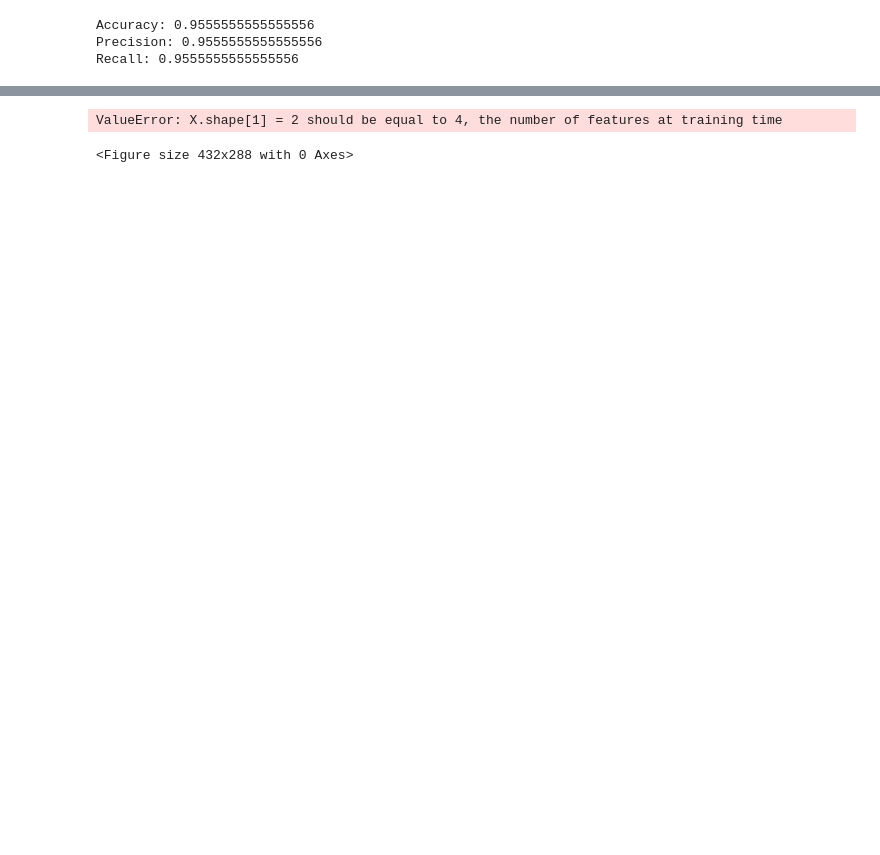
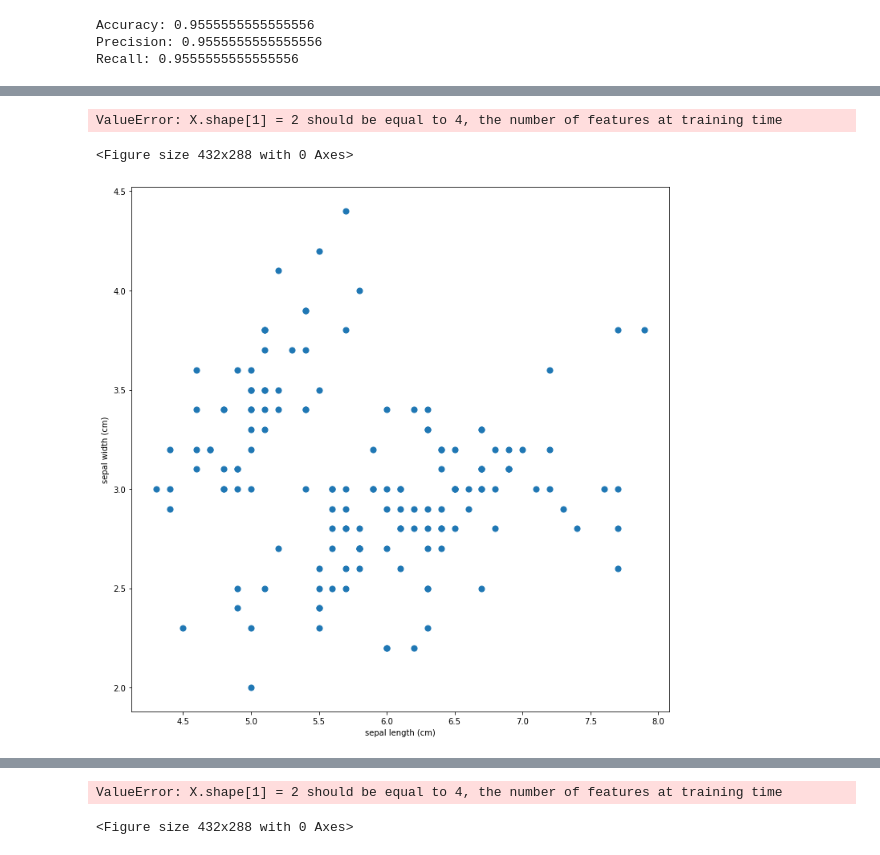
Before and after one commit to LucilaAllende/DSS-2020, a Jupyter notebook: tp6/Clasificacion/Punto 2/Clasificación Iris.ipynb, the cells around one changed output, grey strips where cells are left out. Cells and saved outputs as stored; diff of their text form; code cells hidden in the pictures; blank space fills up the shorter version.

```diff
--- a/tp6/Clasificacion/Punto 2/Clasificación Iris.ipynb
+++ b/tp6/Clasificacion/Punto 2/Clasificación Iris.ipynb
@@ -56,0 +89,3 @@ Recall: 0.9555555555555556
+# %%
+sepal_data = datos.iloc[:,:2]
+sepal_data_pred = clf.predict((np.c_[sepal_data[0], sepal_data[1]])
@@ -56,0 +113,37 @@ Recall: 0.9555555555555556
+# %%
+h = .02
+
+x_min, x_max = sepal_data.iloc[:, 0].min() - 1, sepal_data.iloc[:, 0].max() + 1
+y_min, y_max = sepal_data.iloc[:, 1].min() - 1, sepal_data.iloc[:, 1].max() + 1
+xx, yy = np.meshgrid(np.arange(x_min, x_max, h),np.arange(y_min, y_max, h))
+
+plt.subplots_adjust(wspace=0.4, hspace=0.4)
+
+Z = clf.predict(np.c_[xx.ravel(), yy.ravel()])
+
+#Color en las gráficas
+Z = Z.reshape(xx.shape)
+plt.contourf(xx, yy, Z, cmap=plt.cm.Paired, alpha=0.8)
+
+#Puntos de entrenamiento
+plt.scatter(sepal_data.iloc[:, 0], sepal_data.iloc[:, 1], c=y, cmap=plt.cm.Paired)
+plt.xlabel('Longitud Sepal')
+plt.ylabel('Peso Sepal')
+plt.xlim(xx.min(), xx.max())
+plt.ylim(yy.min(), yy.max())
+plt.xticks(())
+plt.yticks(())
+plt.title('SVC con kernel lineal')
+
+plt.show()
+# %% [output]
+ValueError: X.shape[1] = 2 should be equal to 4, the number of features at training time
+<Figure size 432x288 with 0 Axes>
+# %%
+fig = plt.figure(figsize = (12,12))
+ax1 = fig.add_subplot()
+ax1.scatter(sepal_data.iloc[:,0], sepal_data.iloc[:,1], s=50)
+ax1.set(xlabel=sepal_data.columns[0], ylabel=sepal_data.columns[1])
+plt.show()
+# %% [output]
+[figure, added]
```
Also changed, not shown: parts of 11 cells of this notebook, 1 other file.
